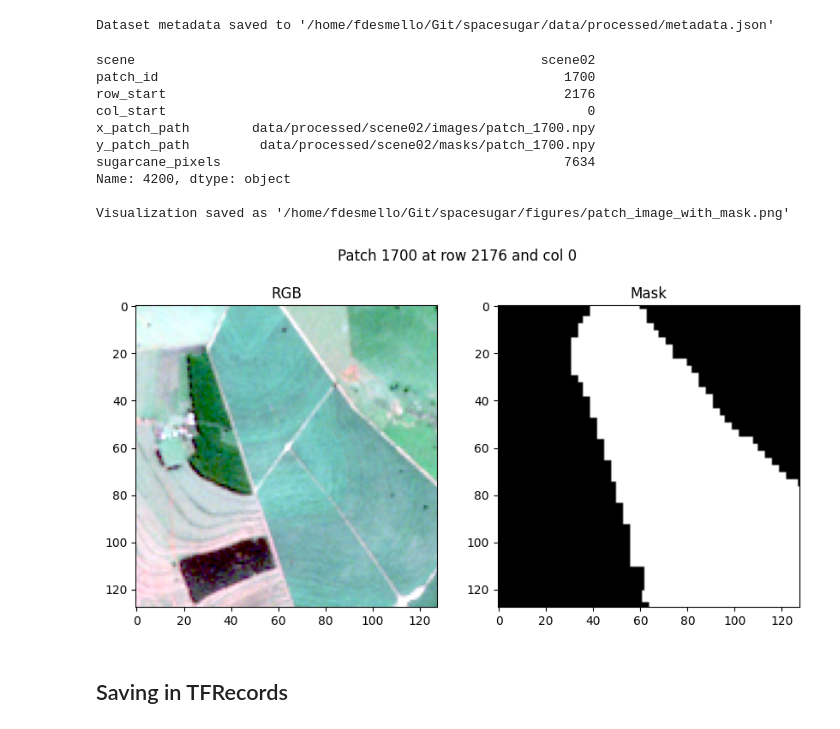
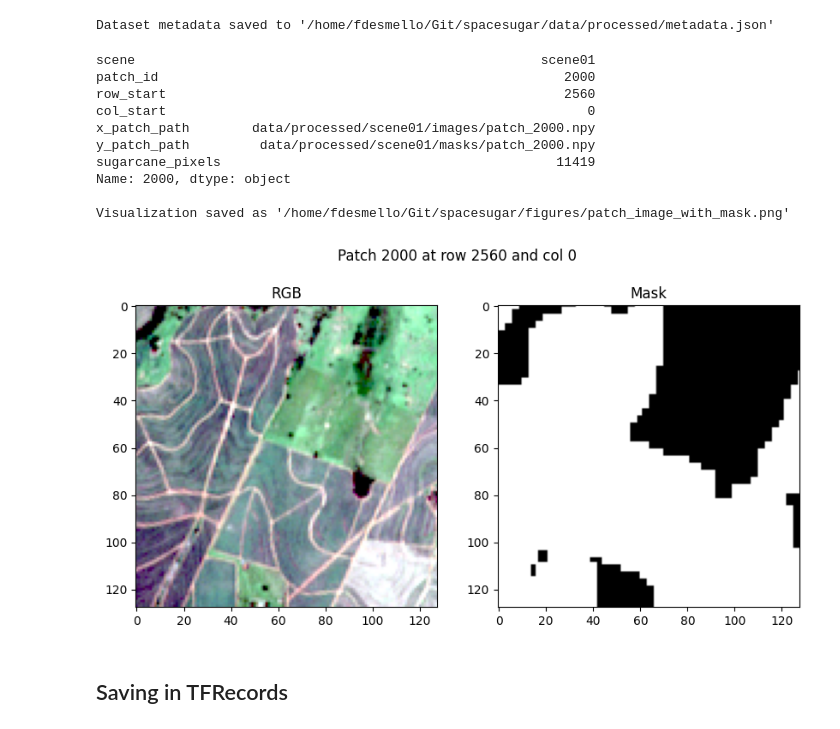
Before and after one commit to ferdesmello/spacesugar, a Jupyter notebook: preprocessing/preprocessing.ipynb, the cells around one changed output. Cells and saved outputs as stored; diff of their text form; code cells hidden in the pictures.

```diff
--- a/preprocessing/preprocessing.ipynb
+++ b/preprocessing/preprocessing.ipynb
@@ -420,45 +404,45 @@ def stretch_rgb(rgb, low=2, high=98, gamma=2.2):
 patch_folder = base_path / "data" / "processed"
 patch_index = pd.read_csv(patch_folder / "patch_index.csv")
 
-idx = 4200 # set this to the index of the patch you want to visualize
+idx = 2000 # set this to the index of the patch you want to visualize
 
 row = patch_index.iloc[idx]
 print(row)
 
 x_patch = np.load(base_path / row["x_patch_path"])
 y_patch = np.load(base_path / row["y_patch_path"])
 
 fig, ax = plt.subplots(1, 2, figsize=(10,5))
 
 plt.suptitle(f"Patch {row['patch_id']} at row {row['row_start']} and col {row['col_start']}")
 
 rgb = x_patch[::1, ::1, [2, 1, 0]].copy()
 #rgb = rgb[:, :, [2, 1, 0]] # If the bands are in BGR order, use this line instead to convert to RGB
 rgb = stretch_rgb(rgb)
 
 ax[0].imshow(rgb)
 ax[0].set_title("RGB")
 
 ax[1].imshow(y_patch, cmap="gray")
 ax[1].set_title("Mask")
 
 file_path = base_path / "figures" / "patch_image_with_mask.png"
 plt.savefig(file_path, dpi=300, bbox_inches='tight')
 print(f"\nVisualization saved as '{file_path}'")
 
 plt.show()
 # %% [output]
-scene                                                    scene02
-patch_id                                                    1700
-row_start                                                   2176
+scene                                                    scene01
+patch_id                                                    2000
+row_start                                                   2560
 col_start                                                      0
-x_patch_path        data/processed/scene02/images/patch_1700.npy
-y_patch_path         data/processed/scene02/masks/patch_1700.npy
-sugarcane_pixels                                            7634
-Name: 4200, dtype: object
+x_patch_path        data/processed/scene01/images/patch_2000.npy
+y_patch_path         data/processed/scene01/masks/patch_2000.npy
+sugarcane_pixels                                           11419
+Name: 2000, dtype: object
 
 Visualization saved as '/home/fdesmello/Git/spacesugar/figures/patch_image_with_mask.png'
-[figure, old version]
+[figure, new version]
 # %% [markdown]
 ## Saving in TFRecords
 # %%
```
Also changed, not shown: parts of 11 cells of this notebook, 54 other files.
